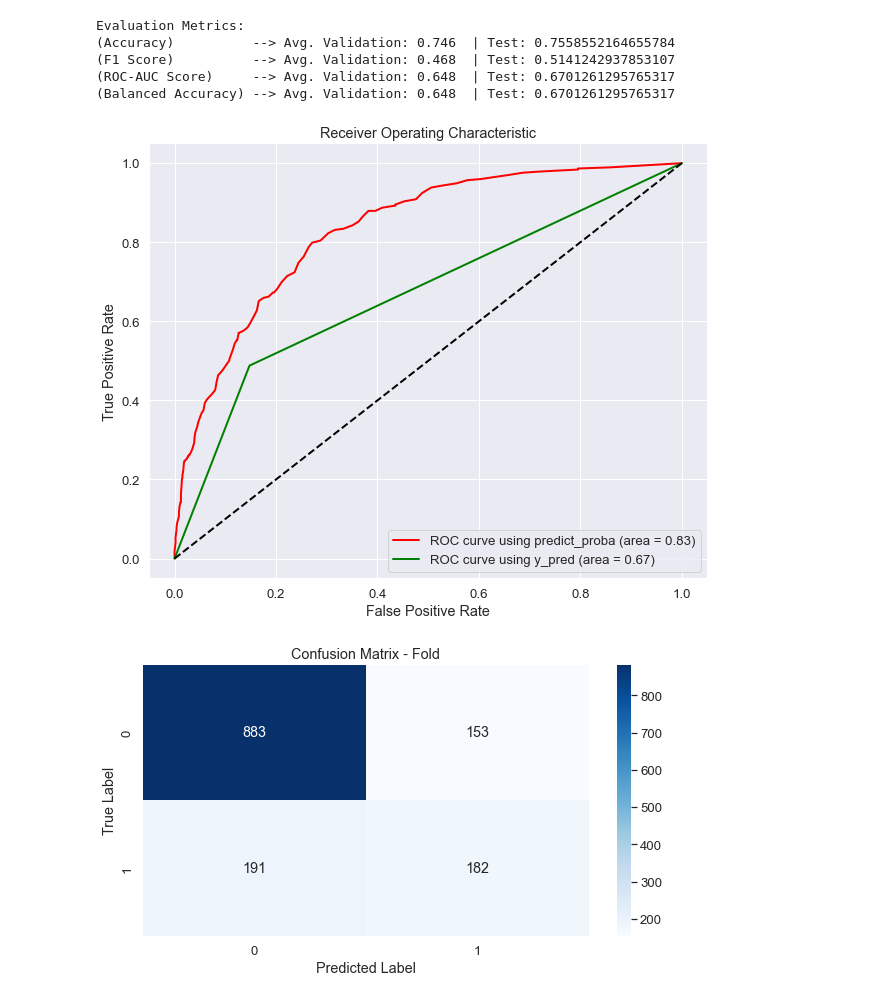
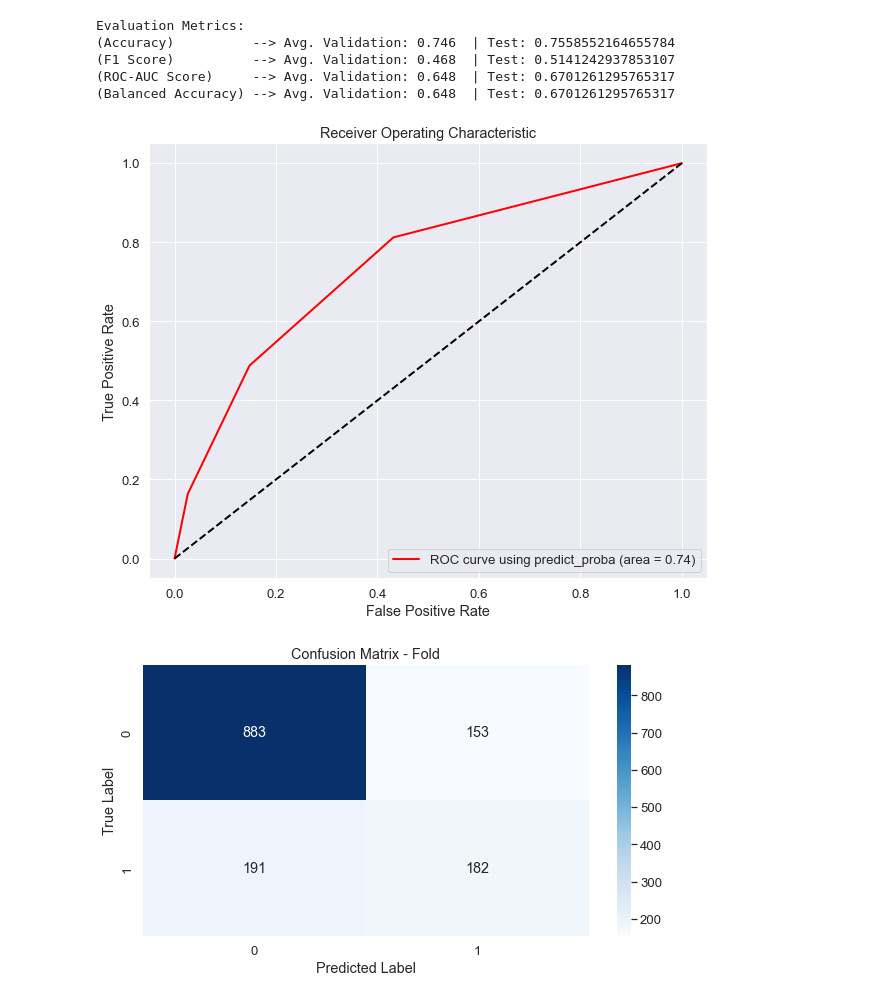
Before and after one commit to TheOX7/KPK-2, a Jupyter notebook: classifier-churn-cv-hyper.ipynb, the cells around one changed output. Saved outputs shown, nothing was run; the diff lists cells and outputs as text; code cells hidden in the pictures.

```diff
--- a/classifier-churn-cv-hyper.ipynb
+++ b/classifier-churn-cv-hyper.ipynb
@@ -411,0 +416,28 @@ for train_index, val_index in kf.split(X_train):
+# %%
+from tensorflow.keras.models import Sequential
+from tensorflow.keras.layers import Dense
+
+# Initialize lists to store evaluation metrics
+accuracy_scores = []
+f1_scores = []
+roc_auc_scores = []
+balanced_accuracy_scores = []
+
+# Define ANN model
+ann = Sequential([
+    Dense(64, activation='relu', input_shape=(X_train.shape[1],)),
+    Dense(32, activation='relu'),
+    Dense(1, activation='sigmoid')
+])
+
+# Compile the model
+ann.compile(optimizer='adam', loss='binary_crossentropy', metrics=['accuracy'])
+ann.fit(X_train_fold, y_train_fold, epochs=10, batch_size=32)
+
+y_prob_fold = ann.predict(X_val_fold)
+y_pred_fold = (y_prob_fold > 0.5).astype(int)
+
+accuracy_scores.append(accuracy_score(y_val_fold, y_pred_fold))
+f1_scores.append(f1_score(y_val_fold, y_pred_fold))
+roc_auc_scores.append(roc_auc_score(y_val_fold, y_pred_fold))
+balanced_accuracy_scores.append(balanced_accuracy_score(y_val_fold, y_pred_fold))
@@ -649,25 +767,25 @@ Evaluation Metrics:
 # %%
 from sklearn.metrics import roc_curve, auc
 
 # Menghitung TPR dan FPR untuk kedua metode
-fpr_proba, tpr_proba, _ = roc_curve(y_test, rfc.predict_proba(X_test)[:, 1])
-roc_auc_proba = auc(fpr_proba, tpr_proba)
+fpr_knn, tpr_knn, _ = roc_curve(y_test, knn.predict_proba(X_test)[:, 1])
+roc_auc_knn = auc(fpr_knn, tpr_knn)
 
-fpr_pred, tpr_pred, _ = roc_curve(y_test, y_pred_test)
-roc_auc_pred = auc(fpr_pred, tpr_pred)
+# fpr_pred, tpr_pred, _ = roc_curve(y_test, y_pred_test)
+# roc_auc_pred = auc(fpr_pred, tpr_pred)
 
 # Memplot kurva ROC-AUC
 plt.figure(figsize=(10, 8))  # Mengatur ukuran gambar menjadi 10x8
-plt.plot(fpr_proba, tpr_proba, color='red', lw=2, label='ROC curve using predict_proba (area = %0.2f)' % roc_auc_proba)
-plt.plot(fpr_pred, tpr_pred, color='green', lw=2, label='ROC curve using y_pred (area = %0.2f)' % roc_auc_pred)
+plt.plot(fpr_knn, tpr_knn, color='red', lw=2, label='ROC curve using predict_proba (area = %0.2f)' % roc_auc_knn)
+# plt.plot(fpr_pred, tpr_pred, color='green', lw=2, label='ROC curve using y_pred (area = %0.2f)' % roc_auc_pred)
 plt.plot([0, 1], [0, 1], color='black', lw=2, linestyle='--')
 plt.xlabel('False Positive Rate')
 plt.ylabel('True Positive Rate')
 plt.title('Receiver Operating Characteristic')
 plt.legend(loc="lower right")
 plt.show()
 # %% [output]
-[figure, old version]
+[figure, new version]
 # %%
 from sklearn.metrics import confusion_matrix
 
```
Also changed, not shown: parts of 48 cells of this notebook.
